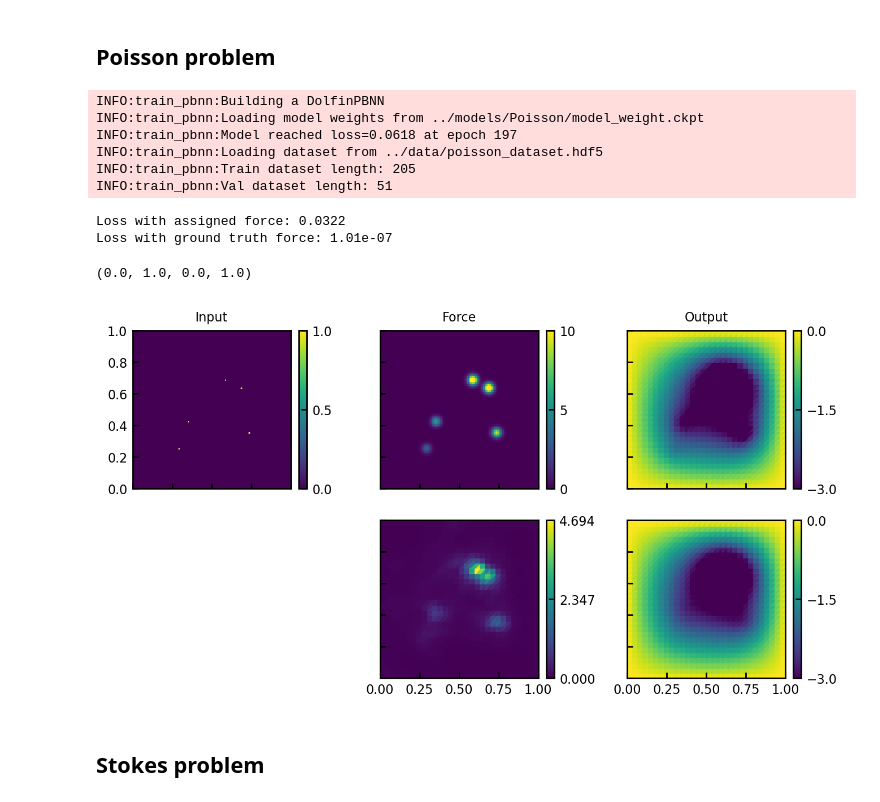
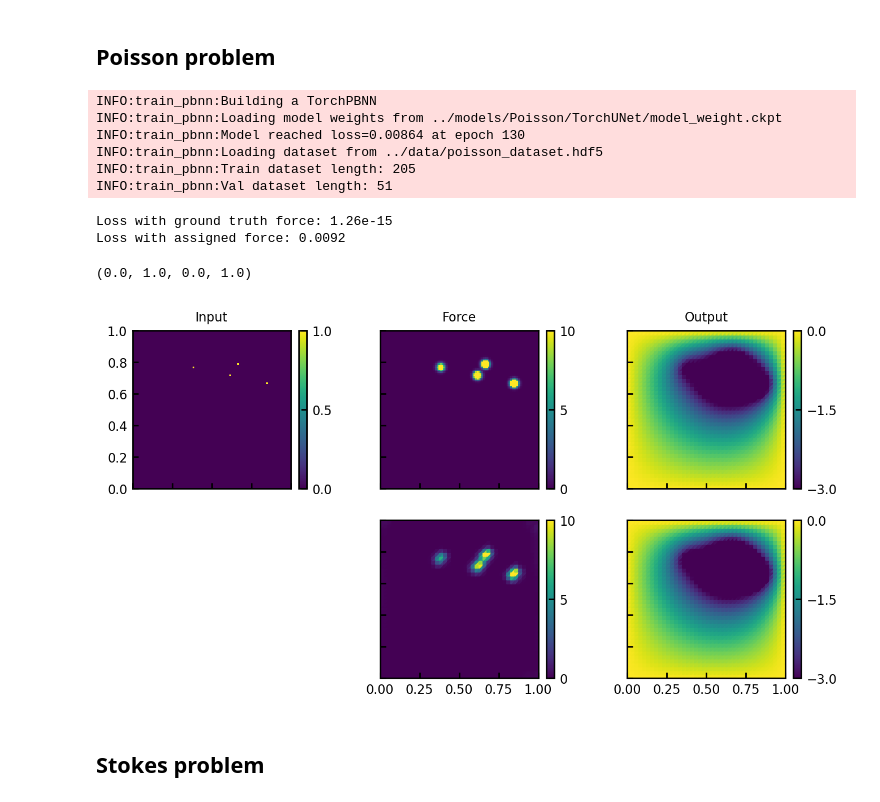
Before and after one commit to jcolen/physics_ml_toolbox, a Jupyter notebook: pbnn/notebooks/PBNNEvaluation.ipynb, the cells around one changed output. Cells and saved outputs as stored; diff of their text form; code cells hidden in the pictures.

Commit message:
Refactored PBNN pipeline and torch version on Poisson

```diff
--- a/pbnn/notebooks/PBNNEvaluation.ipynb
+++ b/pbnn/notebooks/PBNNEvaluation.ipynb
@@ -36,74 +36,71 @@ Using device cuda:0
 ## Poisson problem
 # %%
 from train_pbnn import get_model, get_dataset
-from mesh_utils import multichannel_img_to_mesh
+from mesh_utils import *
 from plot_utils import *
 import yaml
 from pprint import pprint
 
 import torch
 
-with open('../models/Poisson/config.yaml', 'r') as f:
+with open('../models/Poisson/TorchUNet/config.yaml', 'r') as f:
     config = yaml.safe_load(f)
+
+config['dataset']['reduced_functional'] = True
 
 model = get_model(config['model'])
 train, val = get_dataset(config['dataset'])
+dataset = val.dataset
 model.eval()
 model.to(device);
 
-# Generate predictions
-with torch.no_grad():
-    sample = val[10]
-    force = model(sample['inputs'].to(device))
-    force = force.detach().cpu()
+d_ad.set_working_tape(d_ad.Tape())
 
-    force = multichannel_img_to_mesh(
-        force,
-        sample['grid_x'], sample['grid_y'],
-        sample['function_space'],
-        return_function=True,
-    )
-    pred = val.dataset.build_problem.forward(force)
-
-    print(f'Loss with assigned force: {sample['Jhat'](force.vector()[:]):.3g}')
-
-    force = force.compute_vertex_values()
-    pred = pred.compute_vertex_values()
+sample = val[0]
+inputs = sample['inputs']
+force = sample['force']
+output = sample['output']
+force_mesh = multichannel_img_to_dofs(force, inputs[0], inputs[1], sample['function_space'], return_function=True)
+print(f'Loss with ground truth force: {sample['Jhat'](force_mesh.vector()[:]):.3g}')
 
 fig, ax = plt.subplots(2, 3, figsize=(8,4), sharex=True, sharey=True, squeeze=False)
 
-plot_grid(ax[0, 0], sample['inputs'][2], sample['inputs'][0], sample['inputs'][1])
-plot_grid(ax[0,1], sample['force'][0], sample['inputs'][0], sample['inputs'][1], vmin=0, vmax=10)
+plot_grid(ax[0, 0], inputs[2], inputs[0], inputs[1])
+plot_grid(ax[0, 1], force[0],  inputs[0], inputs[1], vmin=0, vmax=10)
 plot_mesh(ax[0, 2], sample['output'], val.dataset.mesh, vmin=-3, vmax=0)
 
+# Generate predictions
+with torch.no_grad():
+    force = model(torch.FloatTensor(inputs).to(device)).detach().cpu().numpy()
+
+    force_mesh = multichannel_img_to_dofs(force, inputs[0], inputs[1], sample['function_space'], return_function=True)
+    pred = val.dataset.build_problem.forward(force_mesh)
+
+    print(f'Loss with assigned force: {sample['Jhat'](force_mesh.vector()[:]):.3g}')
+
+    force = force_mesh.compute_vertex_values()
+    pred = pred.compute_vertex_values()
+
 # Generate and plot model predictions
-plot_mesh(ax[1, 1], force, val.dataset.mesh, vmin=0)#, vmax=10)
+plot_mesh(ax[1, 1], force, val.dataset.mesh, vmin=0, vmax=10)
 plot_mesh(ax[1, 2], pred, val.dataset.mesh, vmin=-3, vmax=0)
-
-f = multichannel_img_to_mesh(
-    sample['force'],
-    sample['grid_x'],
-    sample['grid_y'],
-    sample['function_space'],
-    return_function=True)
-print(f'Loss with ground truth force: {sample['Jhat'](f.vector()[:]):.3g}')
 
 ax[0,0].set_title('Input')
 ax[0,1].set_title('Force')
 ax[0,2].set_title('Output')
 
 ax[1,0].axis('off')
 # %% [output]
-INFO:train_pbnn:Building a DolfinPBNN
-INFO:train_pbnn:Loading model weights from ../models/Poisson/model_weight.ckpt
-INFO:train_pbnn:Model reached loss=0.0618 at epoch 197
+INFO:train_pbnn:Building a TorchPBNN
+INFO:train_pbnn:Loading model weights from ../models/Poisson/TorchUNet/model_weight.ckpt
+INFO:train_pbnn:Model reached loss=0.00864 at epoch 130
 INFO:train_pbnn:Loading dataset from ../data/poisson_dataset.hdf5
 INFO:train_pbnn:Train dataset length: 205
 INFO:train_pbnn:Val dataset length: 51
-Loss with assigned force: 0.0322
-Loss with ground truth force: 1.01e-07
+Loss with ground truth force: 1.26e-15
+Loss with assigned force: 0.0092
 (0.0, 1.0, 0.0, 1.0)
-[figure, old version]
+[figure, new version]
 # %% [markdown]
 ## Stokes problem
 # %%
```
Also changed, not shown: parts of 1 cell of this notebook, 21 other files.
